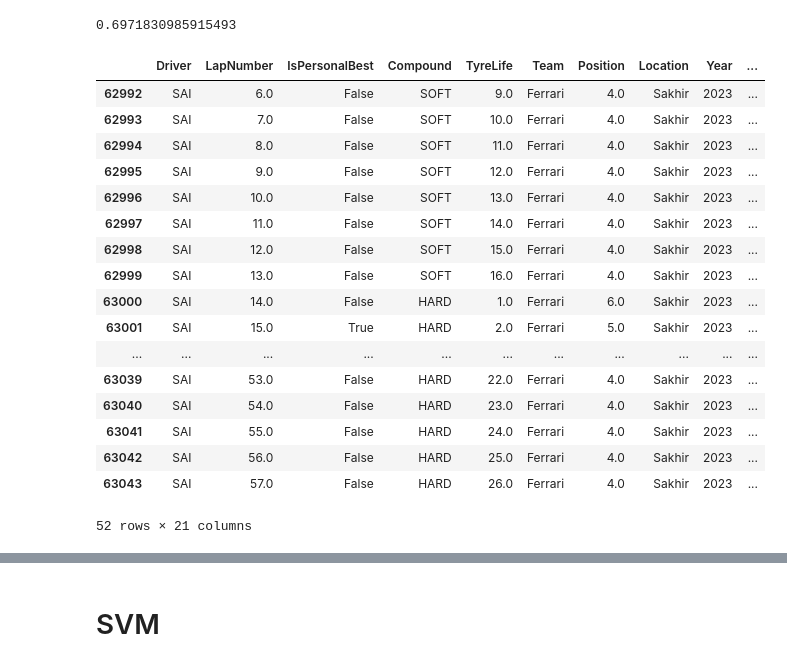
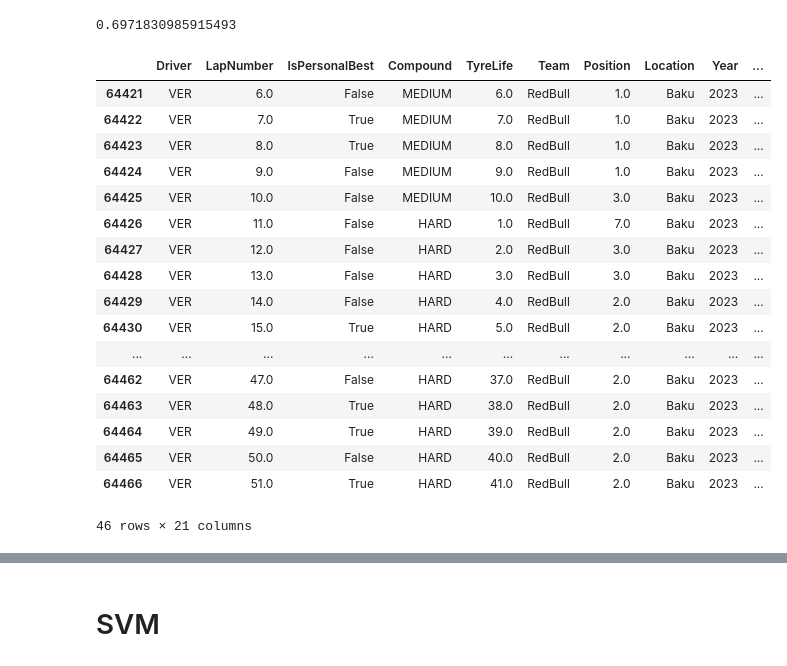
Before and after one commit to le-dav/f1-binottor, a Jupyter notebook: drafts/ml_models.ipynb, the cells around one changed output, grey strips where cells are left out. Drawn from its saved outputs; the diff is of its cells as text; code cells hidden in the pictures.

```diff
--- a/drafts/ml_models.ipynb
+++ b/drafts/ml_models.ipynb
@@ -132,26 +132,26 @@ custom_metric(y_test,y_pred_knn)
 X_test_eval_df = X_test.copy()
 y_test_eval_df = y_test.copy()
 X_test_eval_df["RealPitting"] = y_test_eval_df
-X_test_eval_df["ModelPitting"] = y_pred_rf
+X_test_eval_df["ModelPitting"] = y_pred_knn
 X_test_eval_df.sort_values(by = ["Driver", "Location", "LapNumber"], inplace=True)
 # %%
-X_test_eval_df[(X_test_eval_df["Driver"] == "SAI") & (X_test_eval_df["Location"] == "Sakhir")]
+X_test_eval_df[(X_test_eval_df["Driver"] == "VER") & (X_test_eval_df["Location"] == "Baku")]
 # %% [output]
 |  | Driver | LapNumber | IsPersonalBest | Compound | TyreLife | Team | Position | Location | Year | ... |
-| 62992 | SAI | 6.0 | False | SOFT | 9.0 | Ferrari | 4.0 | Sakhir | 2023 | ... |
-| 62993 | SAI | 7.0 | False | SOFT | 10.0 | Ferrari | 4.0 | Sakhir | 2023 | ... |
-| 62994 | SAI | 8.0 | False | SOFT | 11.0 | Ferrari | 4.0 | Sakhir | 2023 | ... |
-| 62995 | SAI | 9.0 | False | SOFT | 12.0 | Ferrari | 4.0 | Sakhir | 2023 | ... |
-| 62996 | SAI | 10.0 | False | SOFT | 13.0 | Ferrari | 4.0 | Sakhir | 2023 | ... |
-| 62997 | SAI | 11.0 | False | SOFT | 14.0 | Ferrari | 4.0 | Sakhir | 2023 | ... |
-| 62998 | SAI | 12.0 | False | SOFT | 15.0 | Ferrari | 4.0 | Sakhir | 2023 | ... |
-| 62999 | SAI | 13.0 | False | SOFT | 16.0 | Ferrari | 4.0 | Sakhir | 2023 | ... |
-| 63000 | SAI | 14.0 | False | HARD | 1.0 | Ferrari | 6.0 | Sakhir | 2023 | ... |
-| 63001 | SAI | 15.0 | True | HARD | 2.0 | Ferrari | 5.0 | Sakhir | 2023 | ... |
+| 64421 | VER | 6.0 | False | MEDIUM | 6.0 | RedBull | 1.0 | Baku | 2023 | ... |
+| 64422 | VER | 7.0 | True | MEDIUM | 7.0 | RedBull | 1.0 | Baku | 2023 | ... |
+| 64423 | VER | 8.0 | True | MEDIUM | 8.0 | RedBull | 1.0 | Baku | 2023 | ... |
+| 64424 | VER | 9.0 | False | MEDIUM | 9.0 | RedBull | 1.0 | Baku | 2023 | ... |
+| 64425 | VER | 10.0 | False | MEDIUM | 10.0 | RedBull | 3.0 | Baku | 2023 | ... |
+| 64426 | VER | 11.0 | False | HARD | 1.0 | RedBull | 7.0 | Baku | 2023 | ... |
+| 64427 | VER | 12.0 | False | HARD | 2.0 | RedBull | 3.0 | Baku | 2023 | ... |
+| 64428 | VER | 13.0 | False | HARD | 3.0 | RedBull | 3.0 | Baku | 2023 | ... |
+| 64429 | VER | 14.0 | False | HARD | 4.0 | RedBull | 2.0 | Baku | 2023 | ... |
+| 64430 | VER | 15.0 | True | HARD | 5.0 | RedBull | 2.0 | Baku | 2023 | ... |
 | ... | ... | ... | ... | ... | ... | ... | ... | ... | ... | ... |
-| 63039 | SAI | 53.0 | False | HARD | 22.0 | Ferrari | 4.0 | Sakhir | 2023 | ... |
-| 63040 | SAI | 54.0 | False | HARD | 23.0 | Ferrari | 4.0 | Sakhir | 2023 | ... |
-| 63041 | SAI | 55.0 | False | HARD | 24.0 | Ferrari | 4.0 | Sakhir | 2023 | ... |
-| 63042 | SAI | 56.0 | False | HARD | 25.0 | Ferrari | 4.0 | Sakhir | 2023 | ... |
-| 63043 | SAI | 57.0 | False | HARD | 26.0 | Ferrari | 4.0 | Sakhir | 2023 | ... |
+| 64462 | VER | 47.0 | False | HARD | 37.0 | RedBull | 2.0 | Baku | 2023 | ... |
+| 64463 | VER | 48.0 | True | HARD | 38.0 | RedBull | 2.0 | Baku | 2023 | ... |
+| 64464 | VER | 49.0 | True | HARD | 39.0 | RedBull | 2.0 | Baku | 2023 | ... |
+| 64465 | VER | 50.0 | False | HARD | 40.0 | RedBull | 2.0 | Baku | 2023 | ... |
+| 64466 | VER | 51.0 | True | HARD | 41.0 | RedBull | 2.0 | Baku | 2023 | ... |
-52 rows × 21 columns
+46 rows × 21 columns
```
Also changed, not shown: parts of 6 cells of this notebook, 4 other files.
